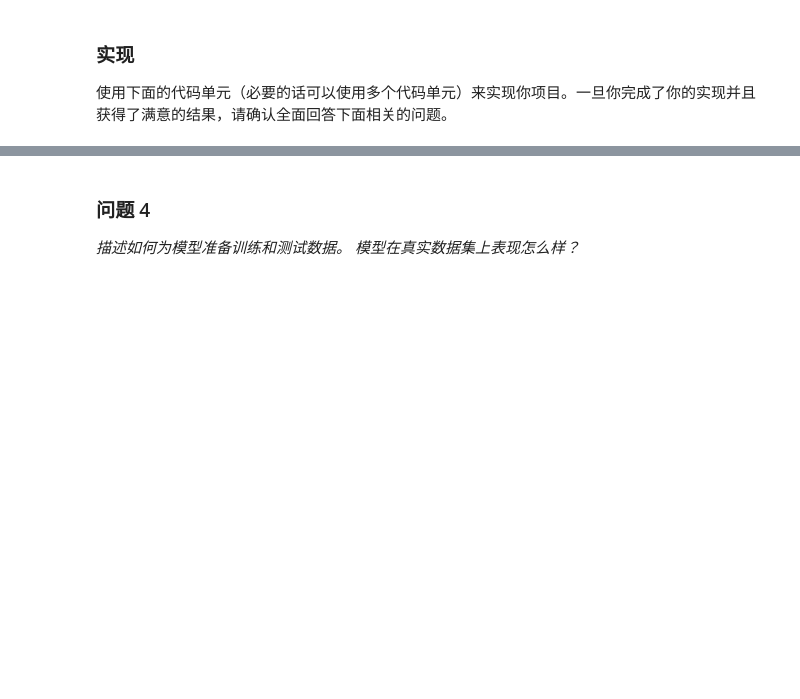
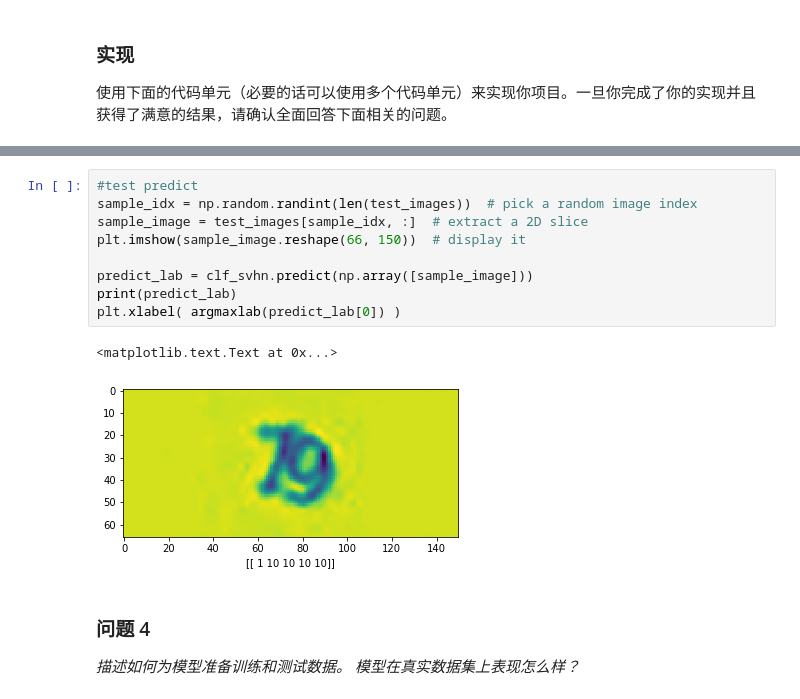
Before and after one commit to Heerozh/machine-learning, a Jupyter notebook: projects/digit_recognition/digit_recognition.ipynb, the cells around one changed output, grey strips where cells are left out. Drawn from its saved outputs; the diff is of its cells as text; blank space fills up the shorter version.

```diff
--- a/projects/digit_recognition/digit_recognition.ipynb
+++ b/projects/digit_recognition/digit_recognition.ipynb
@@ -212,3 +280,15 @@ print(validation_images)
+# %%
+#test predict
+sample_idx = np.random.randint(len(test_images))  # pick a random image index
+sample_image = test_images[sample_idx, :]  # extract a 2D slice
+plt.imshow(sample_image.reshape(66, 150))  # display it
+
+predict_lab = clf_svhn.predict(np.array([sample_image]))
+print(predict_lab)
+plt.xlabel( argmaxlab(predict_lab[0]) )
+# %% [output]
+<matplotlib.text.Text at 0x...>
+[figure, added]
 # %% [markdown]
 ### 问题 4
 _描述如何为模型准备训练和测试数据。 模型在真实数据集上表现怎么样？_
```
Also changed, not shown: parts of 4 cells of this notebook, 1 other file.
